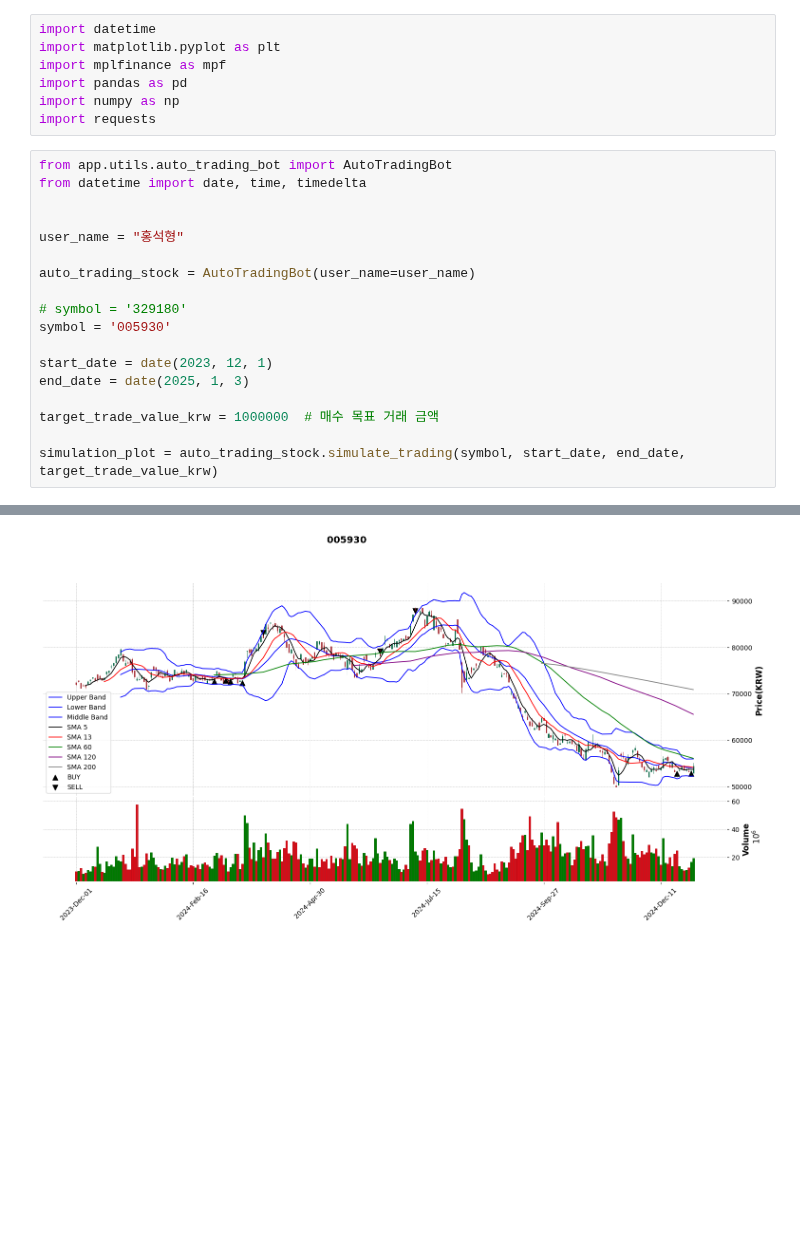
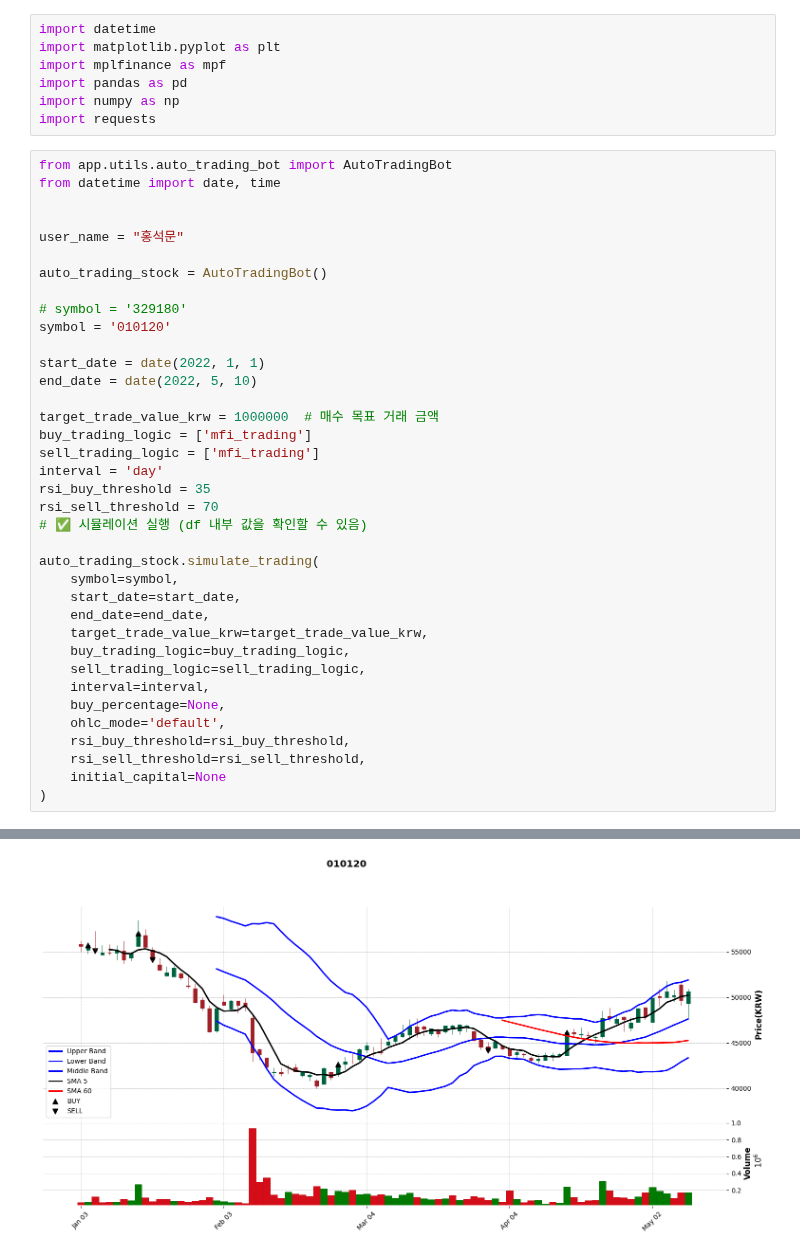
Before and after one commit to hongpro99/sb-fsts, a Jupyter notebook: local_experiment/stock.ipynb, the cells around one changed output, grey strips where cells are left out. Drawn from its saved outputs; the diff is of its cells as text; blank space fills up the shorter version.

```diff
--- a/local_experiment/stock.ipynb
+++ b/local_experiment/stock.ipynb
@@ -17,20 +18,39 @@ import numpy as np
 import requests
 # %%
 from app.utils.auto_trading_bot import AutoTradingBot
-from datetime import date, time, timedelta
+from datetime import date, time
 
 
-user_name = "홍석형"
+user_name = "홍석문"
 
-auto_trading_stock = AutoTradingBot(user_name=user_name)
+auto_trading_stock = AutoTradingBot()
 
 # symbol = '329180'
-symbol = '005930'
+symbol = '010120'
 
-start_date = date(2023, 12, 1)
-end_date = date(2025, 1, 3)
+start_date = date(2022, 1, 1)
+end_date = date(2022, 5, 10)
 
 target_trade_value_krw = 1000000  # 매수 목표 거래 금액
+buy_trading_logic = ['mfi_trading']
+sell_trading_logic = ['mfi_trading']
+interval = 'day'
+rsi_buy_threshold = 35
+rsi_sell_threshold = 70
+# ✅ 시뮬레이션 실행 (df 내부 값을 확인할 수 있음)
 
-simulation_plot = auto_trading_stock.simulate_trading(symbol, start_date, end_date, target_trade_value_krw)
+auto_trading_stock.simulate_trading(
+    symbol=symbol,
+    start_date=start_date,
+    end_date=end_date,
+    target_trade_value_krw=target_trade_value_krw,
+    buy_trading_logic=buy_trading_logic,
+    sell_trading_logic=sell_trading_logic,
+    interval=interval,
+    buy_percentage=None,
+    ohlc_mode='default',
+    rsi_buy_threshold=rsi_buy_threshold,
+    rsi_sell_threshold=rsi_sell_threshold,
+    initial_capital=None
+)
 # %% [output]
@@ -54 +91 @@ simulation_plot = auto_trading_stock.simulate_trading(symbol, start_date, end_da
-[figure, old version]
+[figure, new version]
```
Also changed, not shown: parts of 19 cells of this notebook, 6 other files.
